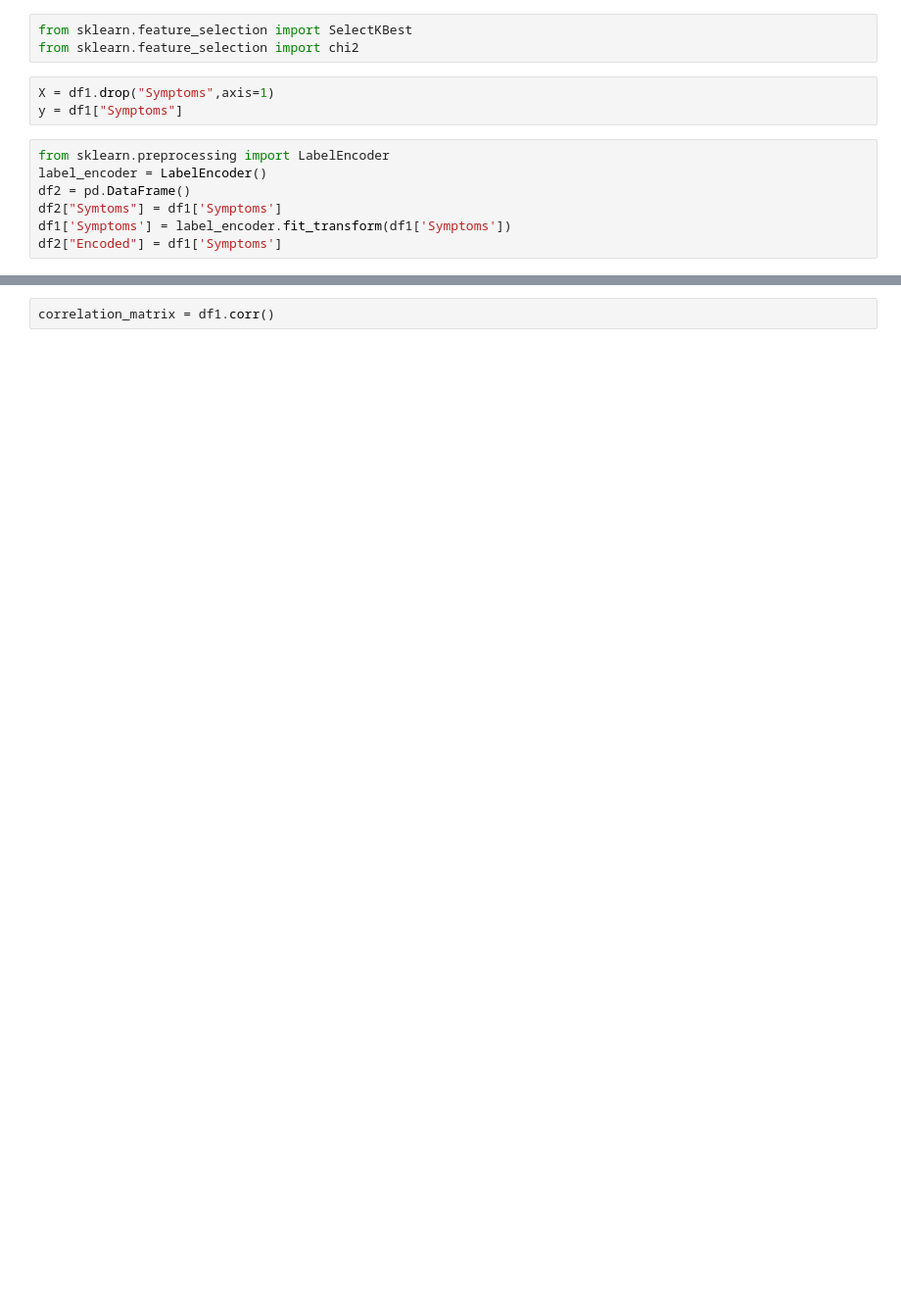
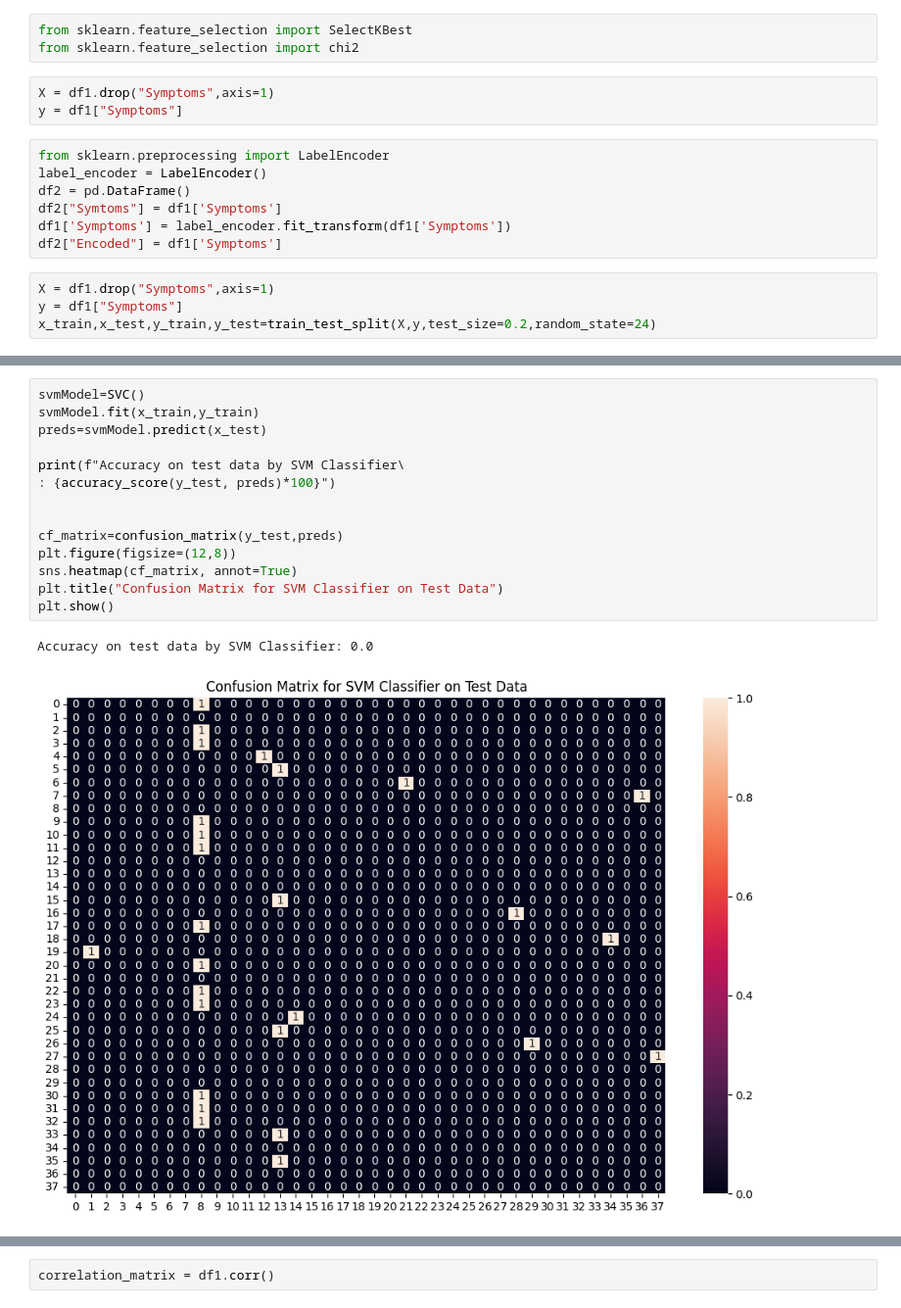
Before and after one commit to NamanSharma15/MacineLearningProject, a Jupyter notebook: Untitled.ipynb, the cells around one changed output, grey strips where cells are left out. Shown at 98% size. Cells and saved outputs as stored; diff of their text form; blank space fills up the shorter version.

```diff
--- a/Untitled.ipynb
+++ b/Untitled.ipynb
@@ -145,3 +160,7 @@ df2 = pd.DataFrame()
 df2["Symtoms"] = df1['Symptoms']
 df1['Symptoms'] = label_encoder.fit_transform(df1['Symptoms'])
 df2["Encoded"] = df1['Symptoms']
+# %%
+X = df1.drop("Symptoms",axis=1)
+y = df1["Symptoms"]
+x_train,x_test,y_train,y_test=train_test_split(X,y,test_size=0.2,random_state=24)
@@ -147,0 +200,17 @@ df2["Encoded"] = df1['Symptoms']
+# %%
+svmModel=SVC()
+svmModel.fit(x_train,y_train)
+preds=svmModel.predict(x_test)
+
+print(f"Accuracy on test data by SVM Classifier\
+: {accuracy_score(y_test, preds)*100}")
+
+
+cf_matrix=confusion_matrix(y_test,preds)
+plt.figure(figsize=(12,8))
+sns.heatmap(cf_matrix, annot=True)
+plt.title("Confusion Matrix for SVM Classifier on Test Data")
+plt.show()
+# %% [output]
+Accuracy on test data by SVM Classifier: 0.0
+[figure, added]
```
Also changed, not shown: parts of 14 cells of this notebook.
